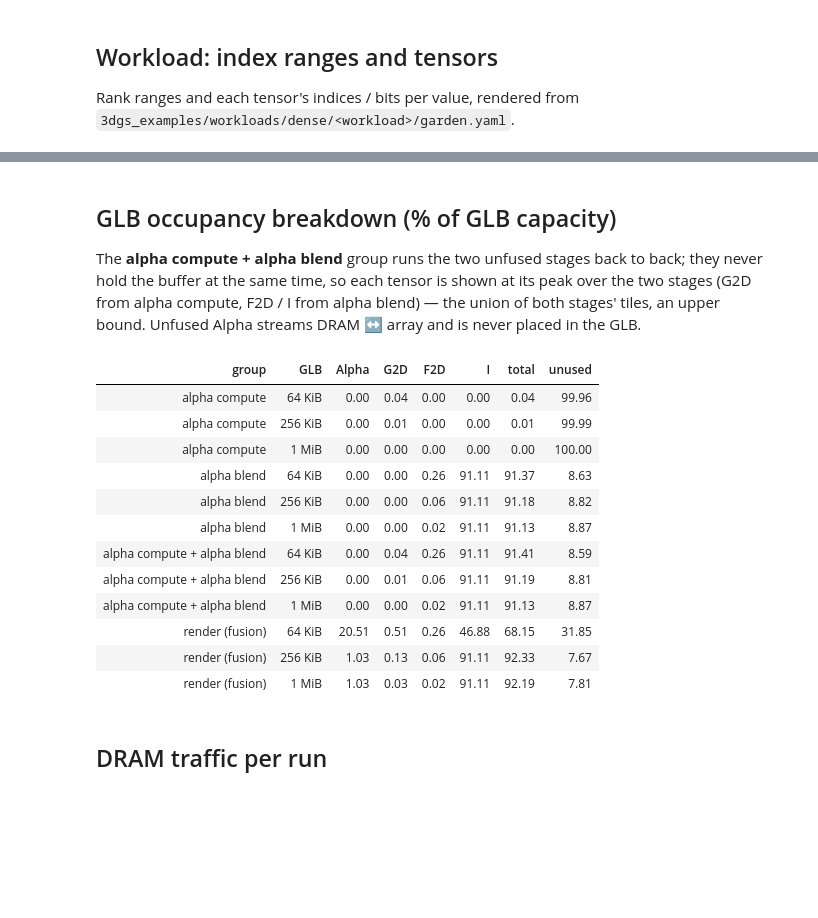
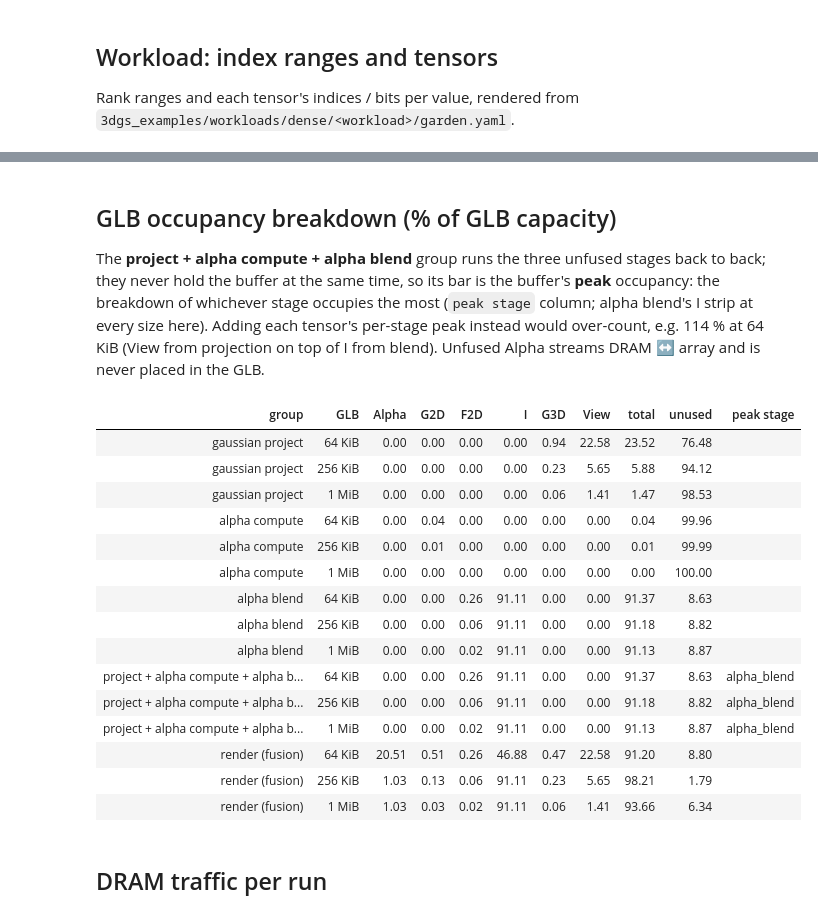
Before and after one commit to Itachi6912110/accelforge, a Jupyter notebook: notebooks/3dgs/dense/basic_arch_analysis.ipynb, the cells around one changed output, grey strips where cells are left out. Drawn from its saved outputs; the diff is of its cells as text; code cells hidden in the pictures; blank space fills up the shorter version.

```diff
--- a/notebooks/3dgs/dense/basic_arch_analysis.ipynb
+++ b/notebooks/3dgs/dense/basic_arch_analysis.ipynb
@@ -43,10 +45,12 @@ if RERUN:
 
 summary = json.loads((DENSE / f"summary_{SCENE}.json").read_text())
 GLBS = sorted(r["glb_bytes"] for r in summary["render"])
-WORKLOADS = ["alpha_compute", "alpha_blend", "render"]
-GROUPS = {"alpha_compute": "alpha compute", "alpha_blend": "alpha blend",
-          "pair": "alpha compute + alpha blend", "render": "render (fusion)"}
-TENSORS = ["Alpha", "G2D", "F2D", "I"]
+WORKLOADS = ["gaussian_project", "alpha_compute", "alpha_blend", "render"]
+STAGES = ["gaussian_project", "alpha_compute", "alpha_blend"]  # the unfused pipeline, in order
+GROUPS = {"gaussian_project": "gaussian project", "alpha_compute": "alpha compute",
+          "alpha_blend": "alpha blend", "unfused": "project + alpha compute + alpha blend",
+          "render": "render (fusion)"}
+TENSORS = ["Alpha", "G2D", "F2D", "I", "G3D", "View"]
 
 def kib(b):
     return f"{b // 1024} KiB" if b < 1 << 20 else f"{b // (1 << 20)} MiB"
@@ -63,7 +67,8 @@ Rank sizes and tensor projections / bits are those of `workloads/dense/*/garden.
 # %%
 RANKS = {"v": 185, "g": 1041334, "pu": 622, "pv": 960}
-PROJ = {"G2D": ["v", "g"], "F2D": ["v", "g"], "I": ["v", "pu", "pv"], "Alpha": ["v", "g", "pu", "pv"]}
-BITS = {"G2D": 192, "F2D": 96, "I": 128, "Alpha": 32}
+PROJ = {"G3D": ["g"], "View": ["v"], "G2D": ["v", "g"], "F2D": ["v", "g"], "I": ["v", "pu", "pv"],
+        "Alpha": ["v", "g", "pu", "pv"]}
+BITS = {"G3D": 352, "View": 640, "G2D": 192, "F2D": 96, "I": 128, "Alpha": 32}
 
 class _Loader(yaml.SafeLoader):
     pass
@@ -137,7 +142,7 @@ def load_workload(wl):
     return yaml.safe_load(jinja2.Template(text).render())["workload"]
 
 wls = {wl: load_workload(wl) for wl in WORKLOADS}
-space = wls["render"]["iteration_space_shape"]  # superset: both Einsums
+space = wls["render"]["iteration_space_shape"]  # superset: all three Einsums
 MEANING = {"v": "view (camera)", "g": "Gaussian", "pu": "pixel row", "pv": "pixel column"}
 
 def rank_size(bound):  # "0 <= v < 185" -> 185
@@ -159,7 +164,7 @@ for wl, w in wls.items():
 
 def role(t):
     if t["produced"] and t["consumed"]:
-        return "intermediate (fused in render)"
+        return "intermediate (in render)"
     return "output" if t["produced"] else "input"
 
 tensor_rows = []
@@ -200,36 +207,42 @@ display(tensors_df.style.format({"elements": "{:,}", "total size (GB)": "{:,.3f}
 # %% [markdown]
 ## GLB occupancy breakdown (% of GLB capacity)
 
-The **alpha compute + alpha blend** group runs the two unfused stages back to back; they never hold
-the buffer at the same time, so each tensor is shown at its peak over the two stages (G2D from alpha
-compute, F2D / I from alpha blend) — the union of both stages' tiles, an upper bound. Unfused Alpha
-streams DRAM ↔ array and is never placed in the GLB.
+The **project + alpha compute + alpha blend** group runs the three unfused stages back to back; they
+never hold the buffer at the same time, so its bar is the buffer's **peak** occupancy: the breakdown of
+whichever stage occupies the most (`peak stage` column; alpha blend's I strip at every size here). Adding
+each tensor's per-stage peak instead would over-count, e.g. 114 % at 64 KiB (View from projection on top of
+I from blend). Unfused Alpha streams DRAM ↔ array and is never placed in the GLB.
 # %%
 occ = {wl: {g: row[wl][g]["glb_occupancy_bytes"] for g in GLBS} for wl in WORKLOADS}
-occ["pair"] = {g: {t: max(occ["alpha_compute"][g].get(t, 0.0), occ["alpha_blend"][g].get(t, 0.0))
-                   for t in TENSORS} for g in GLBS}
+# unfused stages time-share the buffer: its peak is the fullest stage's footprint
+peak_stage = {g: max(STAGES, key=lambda s: sum(occ[s][g].values())) for g in GLBS}
+occ["unfused"] = {g: dict(occ[peak_stage[g]][g]) for g in GLBS}
 
 occ_pct = pd.DataFrame([
     {"group": GROUPS[k], "GLB": kib(g),
      **{t: 100 * occ[k][g].get(t, 0.0) / g for t in TENSORS}}
     for k in GROUPS for g in GLBS])
 occ_pct["total"] = occ_pct[TENSORS].sum(axis=1)
 occ_pct["unused"] = 100 - occ_pct["total"]
+occ_pct["peak stage"] = [peak_stage[g] if k == "unfused" else "" for k in GROUPS for g in GLBS]
 occ_pct.style.format({c: "{:.2f}" for c in TENSORS + ["total", "unused"]}).hide(axis="index")
 # %% [output]
-| group | GLB | Alpha | G2D | F2D | I | total | unused |
-| alpha compute | 64 KiB | 0.00 | 0.04 | 0.00 | 0.00 | 0.04 | 99.96 |
-| alpha compute | 256 KiB | 0.00 | 0.01 | 0.00 | 0.00 | 0.01 | 99.99 |
-| alpha compute | 1 MiB | 0.00 | 0.00 | 0.00 | 0.00 | 0.00 | 100.00 |
-| alpha blend | 64 KiB | 0.00 | 0.00 | 0.26 | 91.11 | 91.37 | 8.63 |
-| alpha blend | 256 KiB | 0.00 | 0.00 | 0.06 | 91.11 | 91.18 | 8.82 |
-| alpha blend | 1 MiB | 0.00 | 0.00 | 0.02 | 91.11 | 91.13 | 8.87 |
-| alpha compute + alpha blend | 64 KiB | 0.00 | 0.04 | 0.26 | 91.11 | 91.41 | 8.59 |
-| alpha compute + alpha blend | 256 KiB | 0.00 | 0.01 | 0.06 | 91.11 | 91.19 | 8.81 |
-| alpha compute + alpha blend | 1 MiB | 0.00 | 0.00 | 0.02 | 91.11 | 91.13 | 8.87 |
-| render (fusion) | 64 KiB | 20.51 | 0.51 | 0.26 | 46.88 | 68.15 | 31.85 |
-| render (fusion) | 256 KiB | 1.03 | 0.13 | 0.06 | 91.11 | 92.33 | 7.67 |
-| render (fusion) | 1 MiB | 1.03 | 0.03 | 0.02 | 91.11 | 92.19 | 7.81 |
+| group | GLB | Alpha | G2D | F2D | I | G3D | View | total | unused | peak stage |
+| gaussian project | 64 KiB | 0.00 | 0.00 | 0.00 | 0.00 | 0.94 | 22.58 | 23.52 | 76.48 |  |
+| gaussian project | 256 KiB | 0.00 | 0.00 | 0.00 | 0.00 | 0.23 | 5.65 | 5.88 | 94.12 |  |
+| gaussian project | 1 MiB | 0.00 | 0.00 | 0.00 | 0.00 | 0.06 | 1.41 | 1.47 | 98.53 |  |
+| alpha compute | 64 KiB | 0.00 | 0.04 | 0.00 | 0.00 | 0.00 | 0.00 | 0.04 | 99.96 |  |
+| alpha compute | 256 KiB | 0.00 | 0.01 | 0.00 | 0.00 | 0.00 | 0.00 | 0.01 | 99.99 |  |
+| alpha compute | 1 MiB | 0.00 | 0.00 | 0.00 | 0.00 | 0.00 | 0.00 | 0.00 | 100.00 |  |
+| alpha blend | 64 KiB | 0.00 | 0.00 | 0.26 | 91.11 | 0.00 | 0.00 | 91.37 | 8.63 |  |
+| alpha blend | 256 KiB | 0.00 | 0.00 | 0.06 | 91.11 | 0.00 | 0.00 | 91.18 | 8.82 |  |
+| alpha blend | 1 MiB | 0.00 | 0.00 | 0.02 | 91.11 | 0.00 | 0.00 | 91.13 | 8.87 |  |
+| project + alpha compute + alpha b... | 64 KiB | 0.00 | 0.00 | 0.26 | 91.11 | 0.00 | 0.00 | 91.37 | 8.63 | alpha_blend |
+| project + alpha compute + alpha b... | 256 KiB | 0.00 | 0.00 | 0.06 | 91.11 | 0.00 | 0.00 | 91.18 | 8.82 | alpha_blend |
+| project + alpha compute + alpha b... | 1 MiB | 0.00 | 0.00 | 0.02 | 91.11 | 0.00 | 0.00 | 91.13 | 8.87 | alpha_blend |
+| render (fusion) | 64 KiB | 20.51 | 0.51 | 0.26 | 46.88 | 0.47 | 22.58 | 91.20 | 8.80 |  |
+| render (fusion) | 256 KiB | 1.03 | 0.13 | 0.06 | 91.11 | 0.23 | 5.65 | 98.21 | 1.79 |  |
+| render (fusion) | 1 MiB | 1.03 | 0.03 | 0.02 | 91.11 | 0.06 | 1.41 | 93.66 | 6.34 |  |
 # %% [markdown]
 ## DRAM traffic per run
 # %%
```
Also changed, not shown: parts of 10 cells of this notebook, 30 other files.
